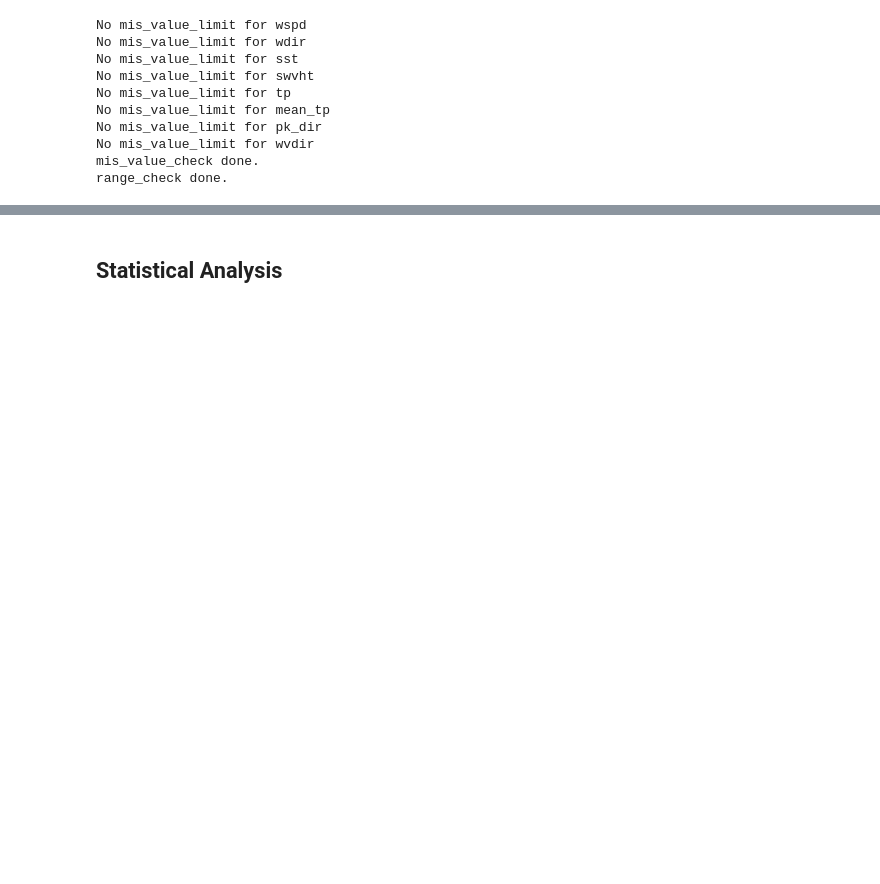
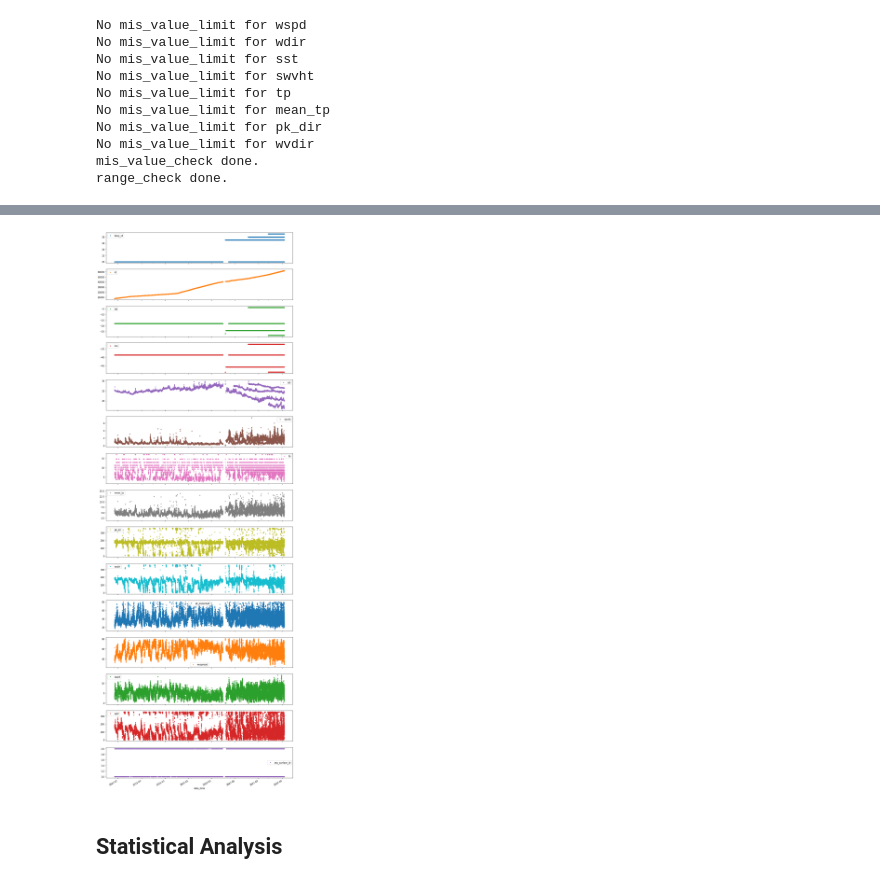
Before and after one commit to PNBOIA-Brasil/pnboia_qc, a Jupyter notebook: notebooks/limits_generation/spotter_qc.ipynb, the cells around one changed output, grey strips where cells are left out. Saved outputs shown, nothing was run; the diff lists cells and outputs as text; code cells hidden in the pictures; blank space fills up the shorter version.

```diff
--- a/notebooks/limits_generation/spotter_qc.ipynb
+++ b/notebooks/limits_generation/spotter_qc.ipynb
@@ -92,3 +181,7 @@ spot_gen_lim_data = spot_filt.drop(columns=unw_cols)
+# %%
+spot_filt.plot(subplots=True, marker='.', ls='None', figsize=(15,50));
+# %% [output]
+[figure, added]
 # %% [markdown]
 ## Statistical Analysis
 # %%
```
Also changed, not shown: parts of 12 cells of this notebook.
